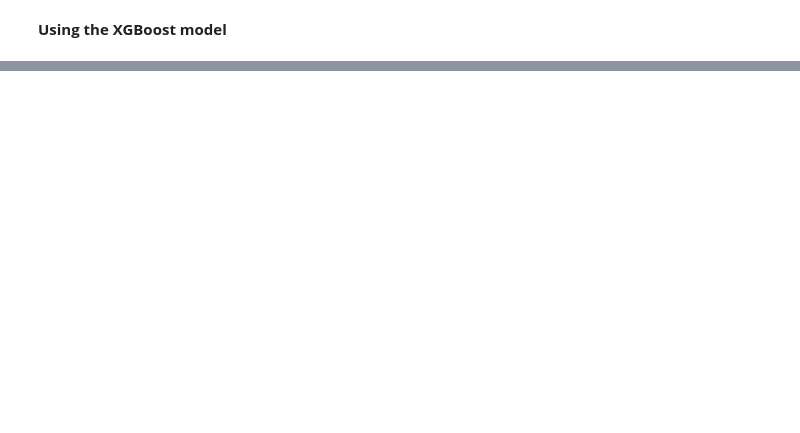
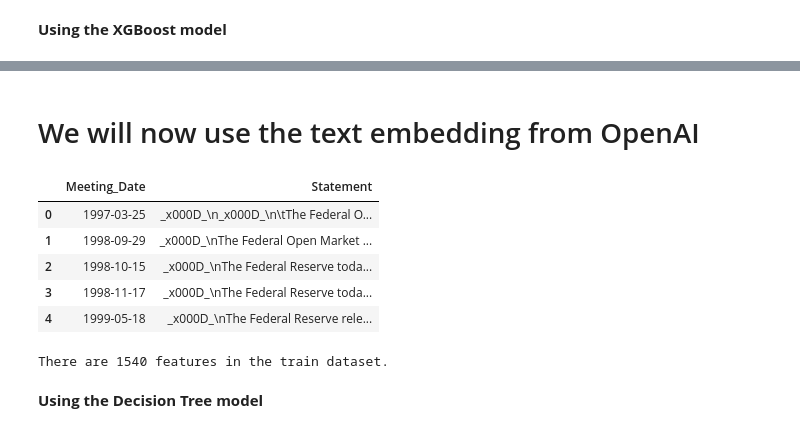
Before and after one commit to billysimct/NLP_Project, a Jupyter notebook: Additional_analysis.ipynb, the cells around one changed output, grey strips where cells are left out. Drawn from its saved outputs; the diff is of its cells as text; code cells hidden in the pictures; blank space fills up the shorter version.

```diff
--- a/Additional_analysis.ipynb
+++ b/Additional_analysis.ipynb
@@ -221,0 +336,2 @@ Accuracy: 0.5476190476190477
+# %% [markdown]
+# We will now use the text embedding from OpenAI
@@ -221,0 +350,11 @@ Accuracy: 0.5476190476190477
+# %%
+fomc_statements_GPT = fomc_statements.copy()
+# %%
+fomc_statements_GPT.head()
+# %% [output]
+|  | Meeting_Date | Statement |
+| 0 | 1997-03-25 | _x000D_\n_x000D_\n\tThe Federal O... |
+| 1 | 1998-09-29 | _x000D_\nThe Federal Open Market ... |
+| 2 | 1998-10-15 | _x000D_\nThe Federal Reserve toda... |
+| 3 | 1998-11-17 | _x000D_\nThe Federal Reserve toda... |
+| 4 | 1999-05-18 | _x000D_\nThe Federal Reserve rele... |
@@ -221,0 +373,5 @@ Accuracy: 0.5476190476190477
+# %%
+### Understanding the features ###
+print(f"There are {len(X_train_GPT[0])} features in the train dataset.") #Seems like there are way too many parameters for the DTs to handle
+# %% [output]
+There are 1540 features in the train dataset.
@@ -221,0 +382,2 @@ Accuracy: 0.5476190476190477
+# %% [markdown]
+**Using the Decision Tree model**
```
Also changed, not shown: parts of 50 cells of this notebook.
